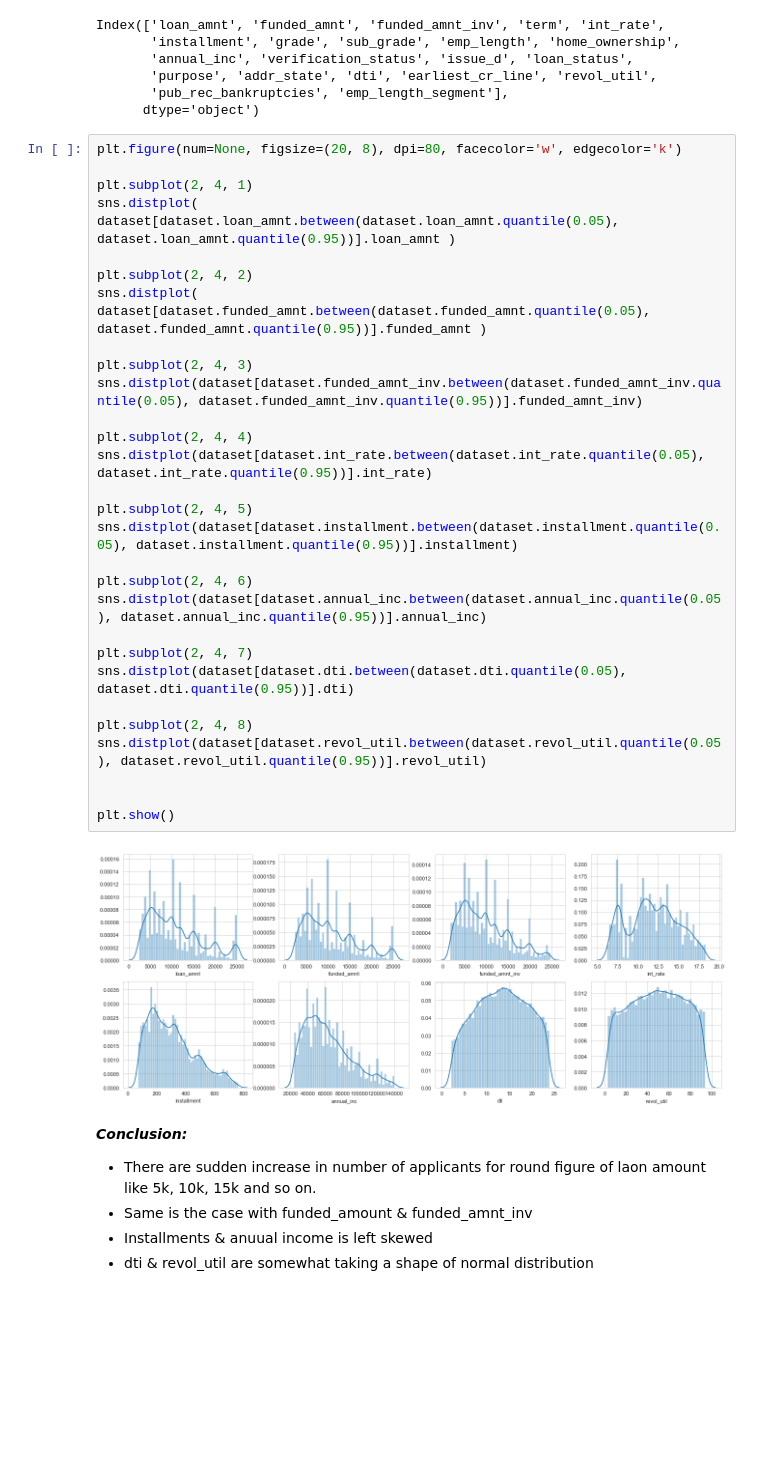
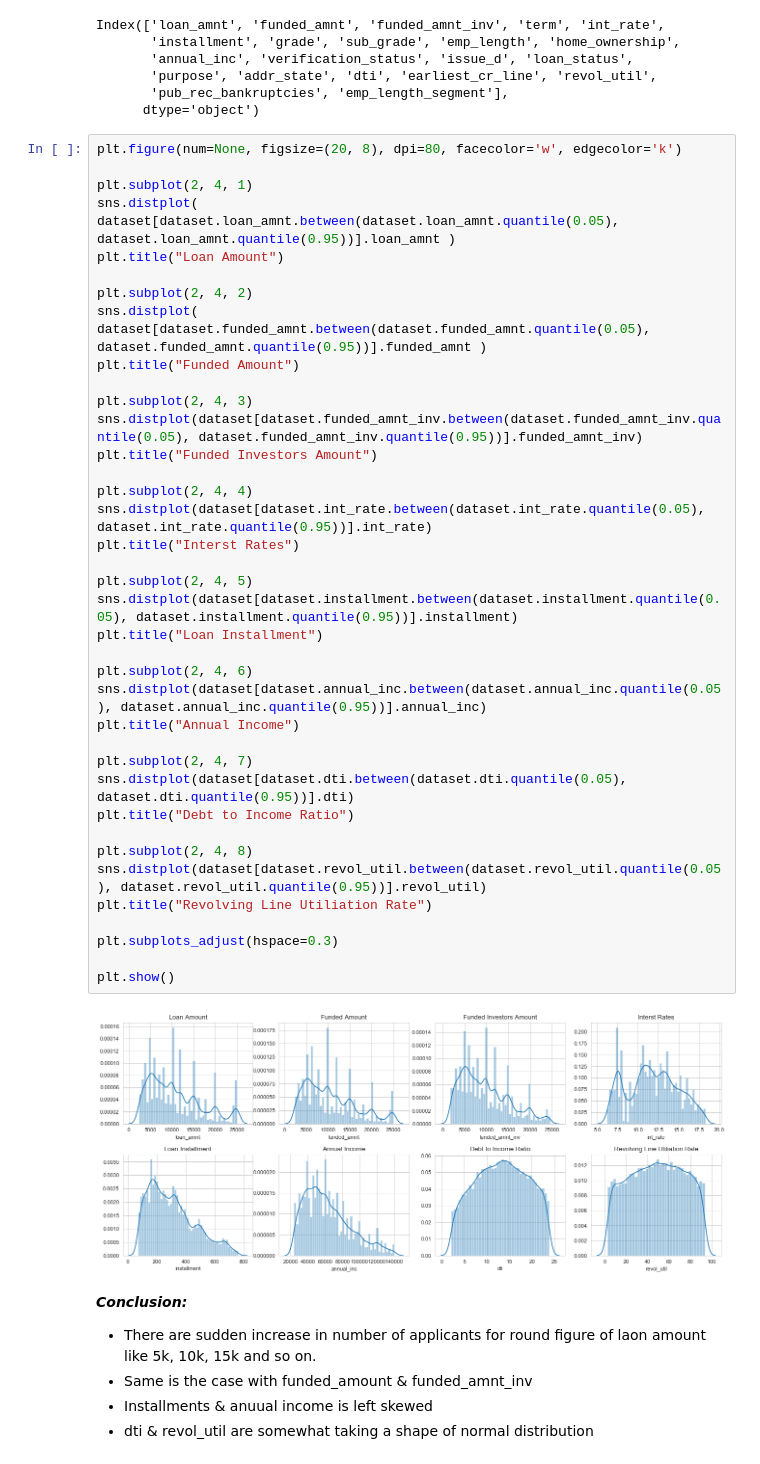
Before and after one commit to arpitjoshi/case-study-2, a Jupyter notebook: notebook.ipynb, the cells around one changed output. Drawn from its saved outputs; the diff is of its cells as text; blank space fills up the shorter version.

```diff
--- a/notebook.ipynb
+++ b/notebook.ipynb
@@ -821,34 +824,43 @@ Index(['loan_amnt', 'funded_amnt', 'funded_amnt_inv', 'term', 'int_rate',
 # %%
 plt.figure(num=None, figsize=(20, 8), dpi=80, facecolor='w', edgecolor='k')
 
 plt.subplot(2, 4, 1)
 sns.distplot( dataset[dataset.loan_amnt.between(dataset.loan_amnt.quantile(0.05), dataset.loan_amnt.quantile(0.95))].loan_amnt )
+plt.title("Loan Amount")
 
 plt.subplot(2, 4, 2)
 sns.distplot(  dataset[dataset.funded_amnt.between(dataset.funded_amnt.quantile(0.05), dataset.funded_amnt.quantile(0.95))].funded_amnt )
+plt.title("Funded Amount")
 
 plt.subplot(2, 4, 3)
 sns.distplot(dataset[dataset.funded_amnt_inv.between(dataset.funded_amnt_inv.quantile(0.05), dataset.funded_amnt_inv.quantile(0.95))].funded_amnt_inv)
+plt.title("Funded Investors Amount")
 
 plt.subplot(2, 4, 4)
 sns.distplot(dataset[dataset.int_rate.between(dataset.int_rate.quantile(0.05), dataset.int_rate.quantile(0.95))].int_rate)
+plt.title("Interst Rates")
 
 plt.subplot(2, 4, 5)
 sns.distplot(dataset[dataset.installment.between(dataset.installment.quantile(0.05), dataset.installment.quantile(0.95))].installment)
+plt.title("Loan Installment")
 
 plt.subplot(2, 4, 6)
 sns.distplot(dataset[dataset.annual_inc.between(dataset.annual_inc.quantile(0.05), dataset.annual_inc.quantile(0.95))].annual_inc)
+plt.title("Annual Income")
 
 plt.subplot(2, 4, 7)
 sns.distplot(dataset[dataset.dti.between(dataset.dti.quantile(0.05), dataset.dti.quantile(0.95))].dti)
+plt.title("Debt to Income Ratio")
 
 plt.subplot(2, 4, 8)
 sns.distplot(dataset[dataset.revol_util.between(dataset.revol_util.quantile(0.05), dataset.revol_util.quantile(0.95))].revol_util)
+plt.title("Revolving Line Utiliation Rate")
 
+plt.subplots_adjust(hspace=0.3)
 
 plt.show()
 # %% [output]
-[figure, old version]
+[figure, new version]
 # %% [markdown]
 ___Conclusion:___
 
```
Also changed, not shown: parts of 26 cells of this notebook.
